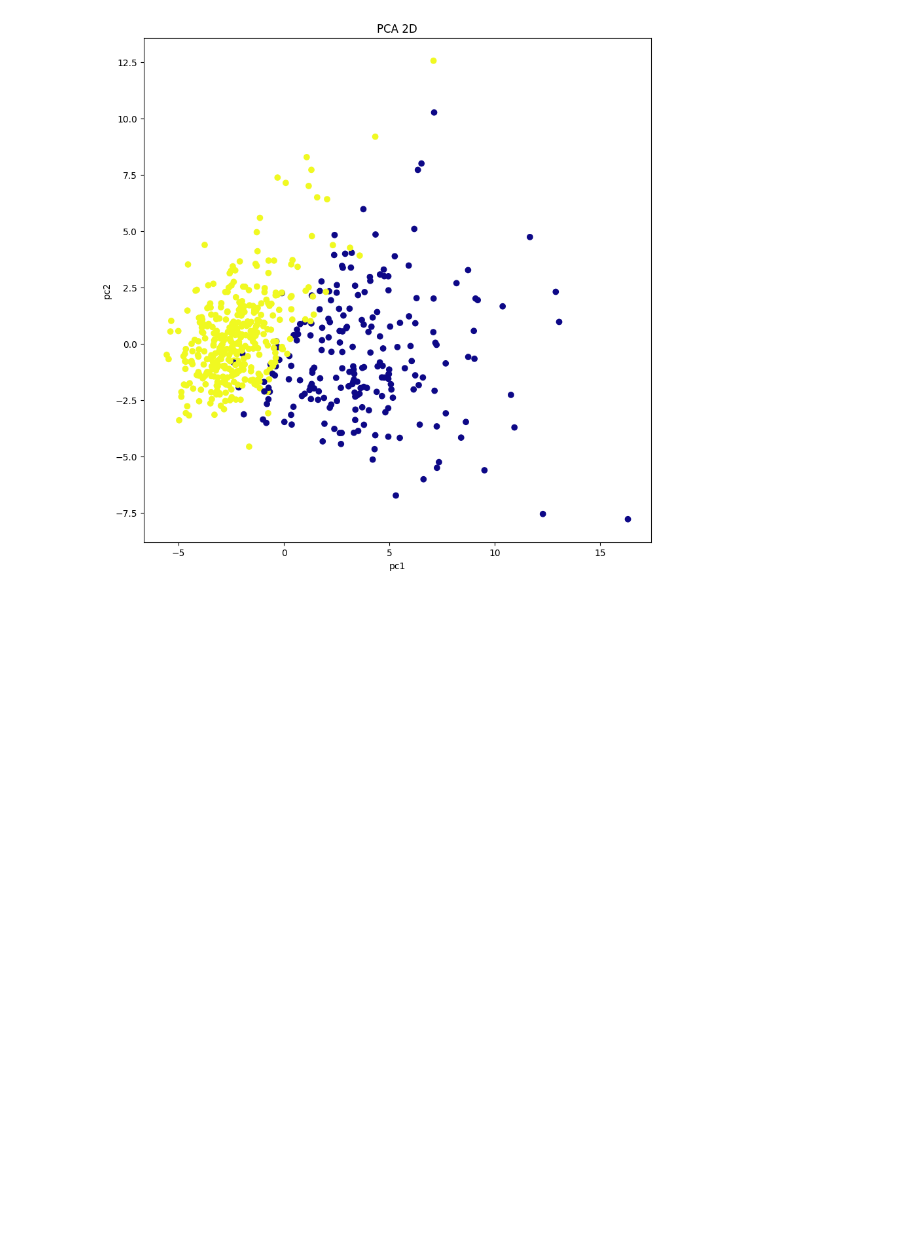
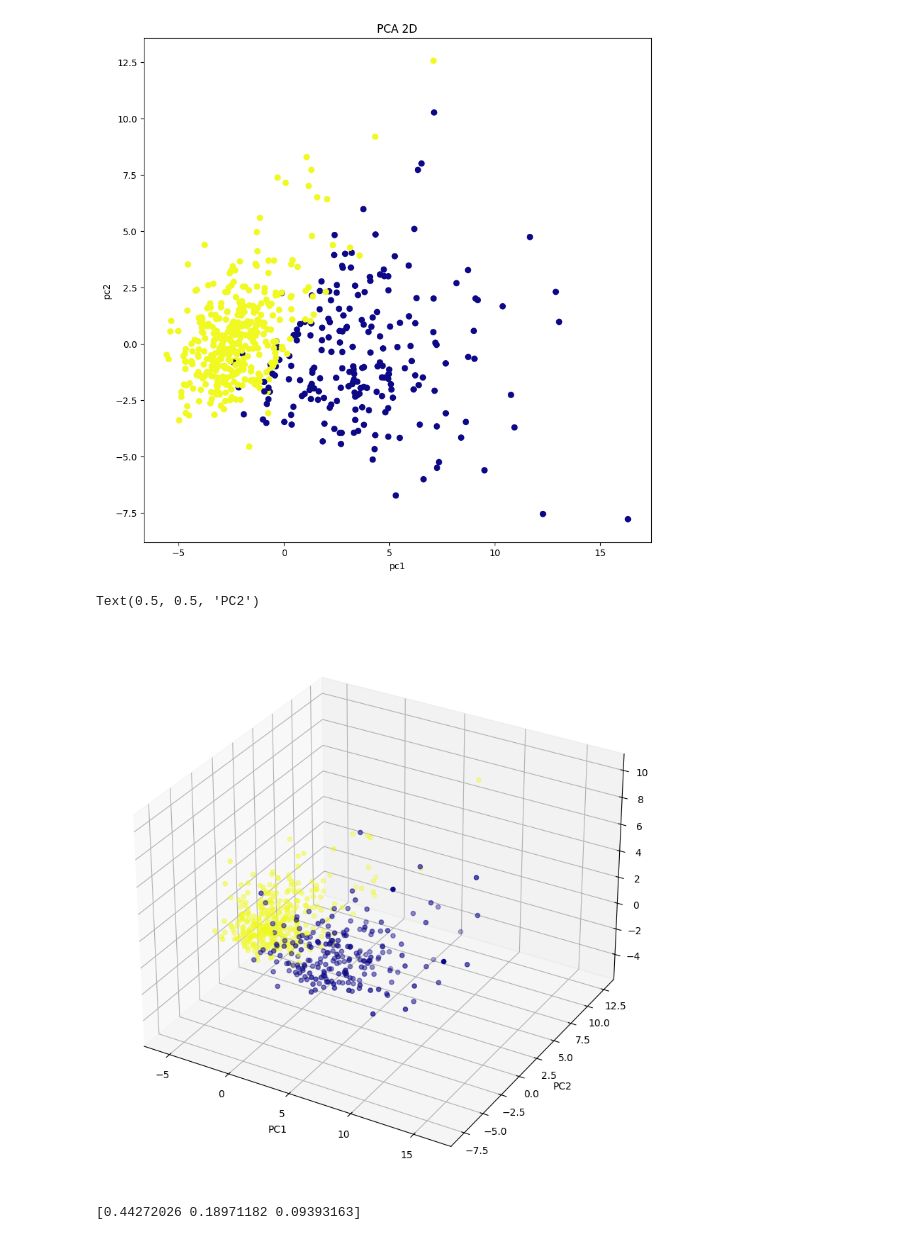
Before and after one commit to DotDev262/Machine-Learning-Labs, a Jupyter notebook: Principal Component Analysis/Principal Component Analysis.ipynb, the cells around one changed output. Drawn from its saved outputs; the diff is of its cells as text; code cells hidden in the pictures; blank space fills up the shorter version.

```diff
--- a/Principal Component Analysis/Principal Component Analysis.ipynb
+++ b/Principal Component Analysis/Principal Component Analysis.ipynb
@@ -63,5 +63,15 @@ Text(0, 0.5, 'pc2')
 [figure]
 # %%
 from mpl_toolkits.mplot3d import Axes3D
-plt.figure(figsize=(10,10))
-plt.title('PCA 2D')
+fig = plt.figure(figsize=(10,10))
+axis = fig.add_subplot(111,projection='3d')
+axis.scatter(x[:,0],x[:,1],x[:,2],c=data['target'],cmap='plasma')
+axis.set_xlabel("PC1",fontsize=10)
+axis.set_ylabel("PC2",fontsize=10)
+# %% [output]
+Text(0.5, 0.5, 'PC2')
+[figure, added]
+# %%
+print(principal.explained_variance_ratio_)
+# %% [output]
+[0.44272026 0.18971182 0.09393163]
```
Also changed, not shown: 2 other files.
